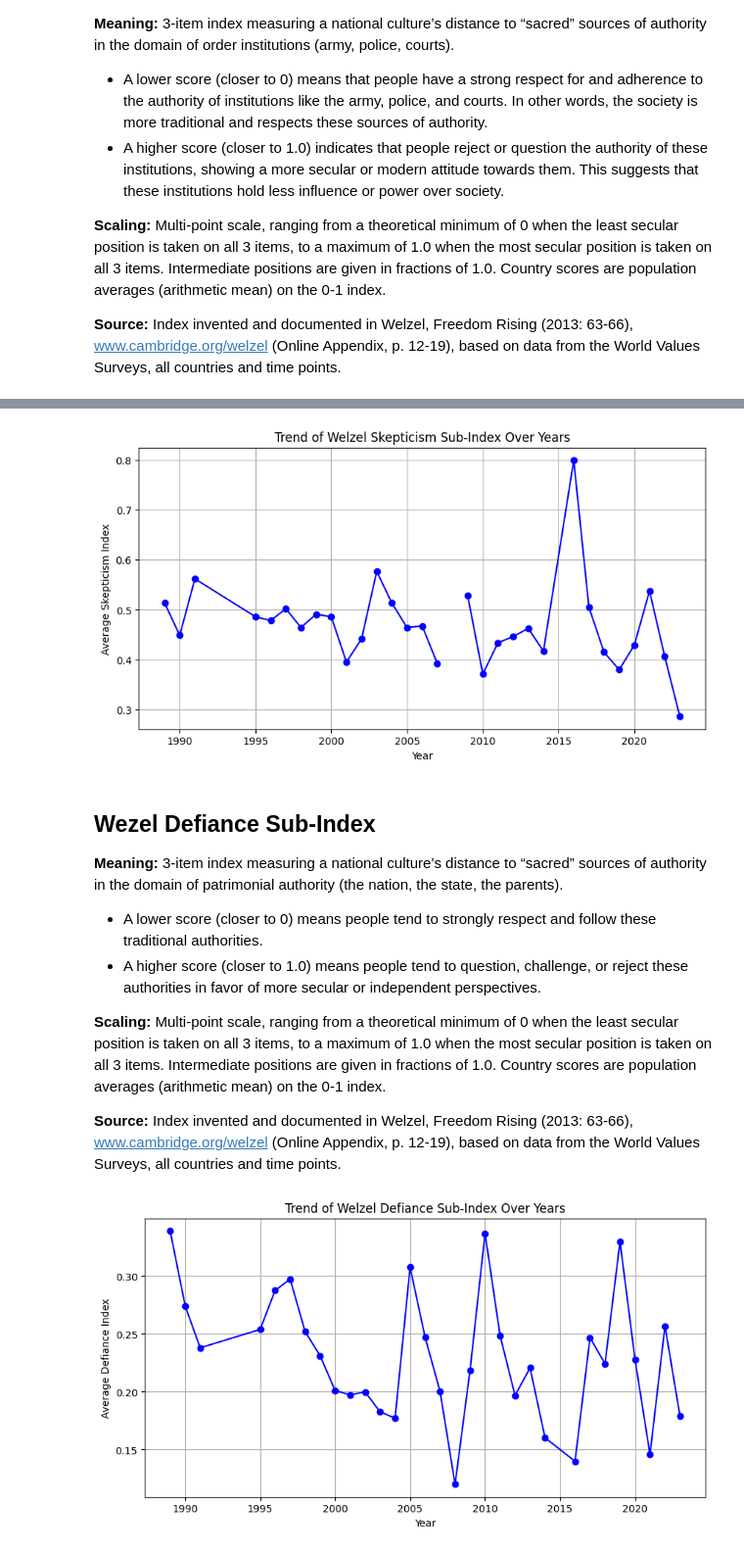
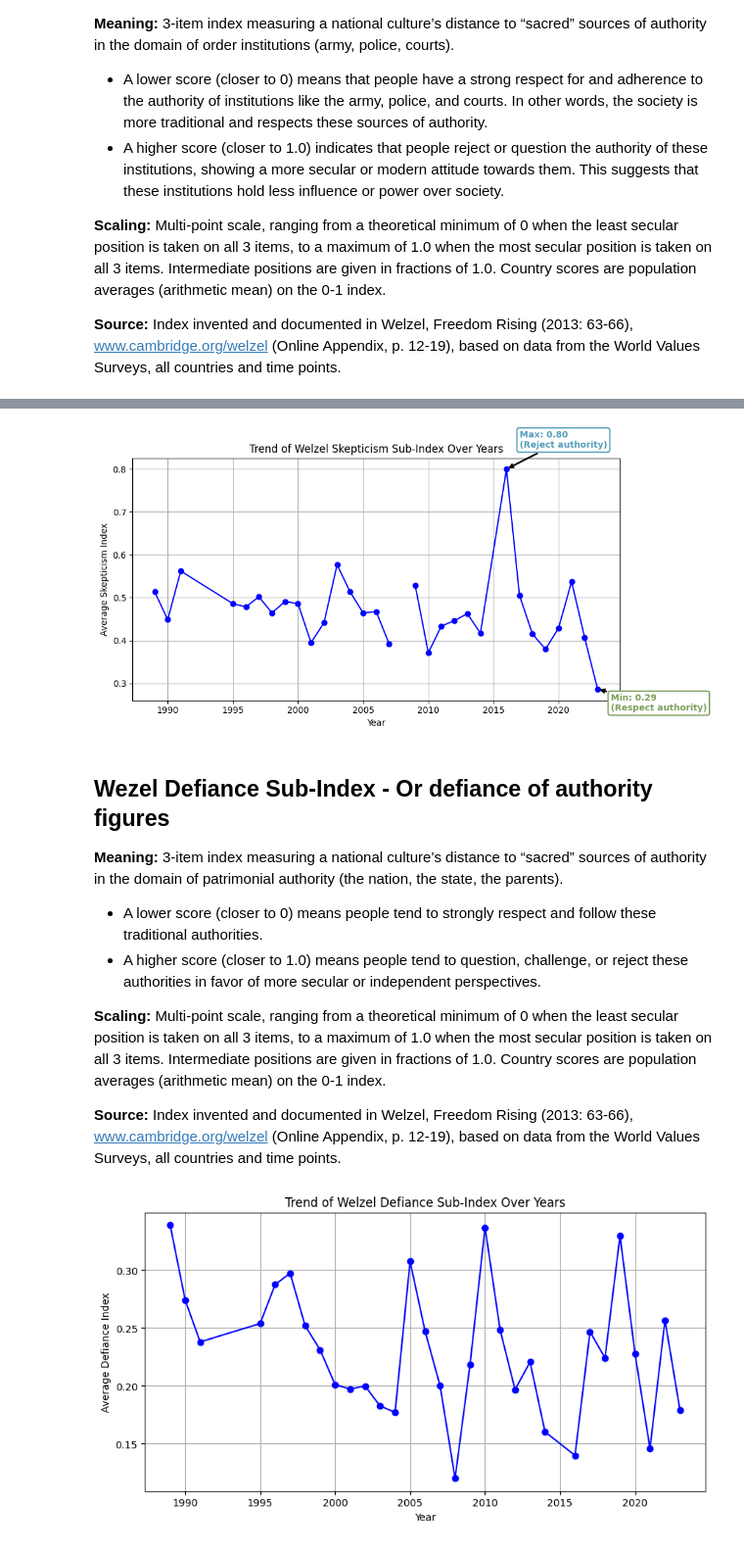
Before and after one commit to aranxaMarAm/new_misinformation_metrics, a Jupyter notebook: data_prep.ipynb, the cells around one changed output, grey strips where cells are left out. Shown at 98% size. Cells and saved outputs as stored; diff of their text form; code cells hidden in the pictures.

Commit message:
Some plots

```diff
--- a/data_prep.ipynb
+++ b/data_prep.ipynb
@@ -145,20 +127,42 @@ S020
-# %%
-# Mean Skepticism Index per year
-yearly_avg = df_wvs.groupby("S020")["Y014"].mean()
-
-# Plot
-plt.figure(figsize=(10, 5))
-plt.plot(yearly_avg.index, yearly_avg.values, marker='o', linestyle='-', color='b')
-plt.xlabel("Year")
-plt.ylabel("Average Skepticism Index")
-plt.title("Trend of Welzel Skepticism Sub-Index Over Years")
-plt.grid(True)
-
-plt.show()
-# %% [output]
-[figure, removed]
+# %%
+# Mean Skepticism Index per year
+yearly_avg = df_wvs.groupby("S020")["Y014"].mean()
+
+# Identify the years with the highest and lowest values
+max_year = yearly_avg.idxmax()  # Year with the highest value
+min_year = yearly_avg.idxmin()  # Year with the lowest value
+
+max_value = yearly_avg.max()  # Highest value of the Skepticism Index
+min_value = yearly_avg.min()  # Lowest value of the Skepticism Index
+
+# Plot
+plt.figure(figsize=(10, 5))
+plt.plot(yearly_avg.index, yearly_avg.values, marker='o', linestyle='-', color='b')
+plt.xlabel("Year")
+plt.ylabel("Average Skepticism Index")
+plt.title("Trend of Welzel Skepticism Sub-Index Over Years")
+plt.grid(True)
+
+# Add labels with styled text boxes for the highest and lowest points
+plt.annotate(f"Max: {max_value:.2f}\n(Reject authority)",
+             xy=(max_year, max_value),
+             xytext=(max_year + 1, max_value + 0.05),  # Adjust text position
+             arrowprops=dict(facecolor='red', arrowstyle="->", lw=2),  # Fancy arrow
+             bbox=dict(facecolor='white', edgecolor='#569dbb', boxstyle="round,pad=0.3", lw=1.5),
+             fontsize=10, color='#569dbb', fontweight='bold')
+
+plt.annotate(f"Min: {min_value:.2f}\n(Respect authority)",
+             xy=(min_year, min_value),
+             xytext=(min_year + 1, min_value - 0.05),  # Adjust text position
+             arrowprops=dict(facecolor='#7b9f5a', arrowstyle="->", lw=2),  # Fancy arrow
+             bbox=dict(facecolor='white', edgecolor='#7b9f5a', boxstyle="round,pad=0.3", lw=1.5),
+             fontsize=10, color='#7b9f5a', fontweight='bold')
+
+plt.show()
+# %% [output]
+[figure, added]
 # %% [markdown]
-## Wezel Defiance Sub-Index
+## Wezel Defiance Sub-Index - Or defiance of authority figures
 **Meaning:** 3-item index measuring a national culture’s distance to “sacred” sources of authority in the domain of patrimonial authority (the nation, the state, the parents).
 
 - A lower score (closer to 0) means people tend to strongly respect and follow these traditional authorities.
```
Also changed, not shown: parts of 2 cells of this notebook.
